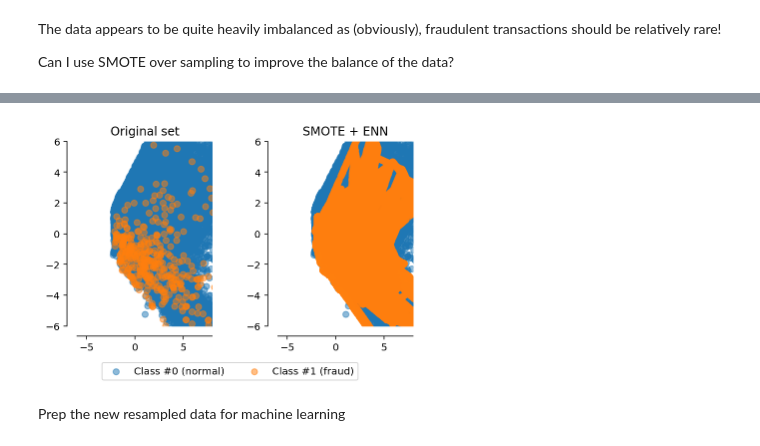
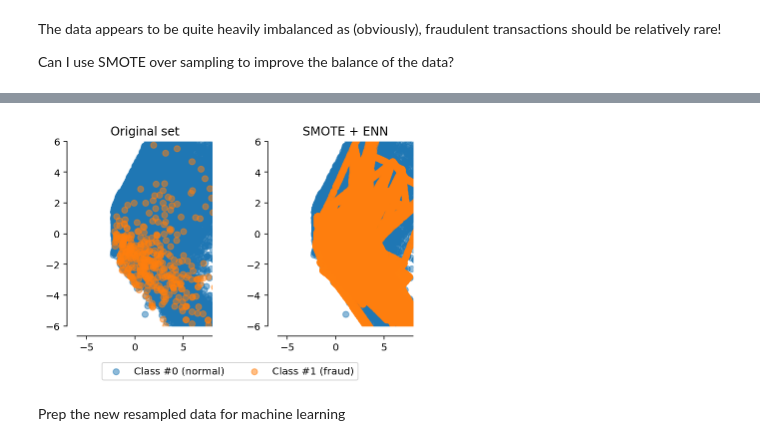
Before and after one commit to scheckley/kaggle_credit_fraud, a Jupyter notebook: scratch.ipynb, the cells around one changed output, grey strips where cells are left out. Saved outputs shown, nothing was run; the diff lists cells and outputs as text; code cells hidden in the pictures.

```diff
--- a/scratch.ipynb
+++ b/scratch.ipynb
@@ -137,41 +124,41 @@ pickle.dump(y_resampled, open( "y_resampled.pkl", "wb" ))
 # %%
-X_resampled = pickle.load(open( "X_resampled.pkl", "rb" ))
-y_resampled = pickle.load(open( "y_resampled.pkl", "rb" ))
+X_train_resampled = pickle.load(open( "X_train_resampled.pkl", "rb" ))
+y_train_resampled = pickle.load(open( "y_train_resampled.pkl", "rb" ))
 # %%
-X_res_vis = pca.transform(X_resampled)
+X_res_vis = pca.transform(X_train_resampled)
 
 # Two subplots, unpack the axes array immediately
 f, (ax1, ax2) = plt.subplots(1, 2)
 
 c0 = ax1.scatter(X_vis[y['Class'] == 0, 0], X_vis[y['Class'] == 0, 1], label="Class #0",
                  alpha=0.5)
 c1 = ax1.scatter(X_vis[y['Class'] == 1, 0], X_vis[y['Class'] == 1, 1], label="Class #1",
                  alpha=0.5)
 ax1.set_title('Original set')
 
-ax2.scatter(X_res_vis[y_resampled == 0, 0], X_res_vis[y_resampled == 0, 1],
+ax2.scatter(X_res_vis[y_train_resampled == 0, 0], X_res_vis[y_train_resampled == 0, 1],
             label="Class #0", alpha=0.5)
-ax2.scatter(X_res_vis[y_resampled == 1, 0], X_res_vis[y_resampled == 1, 1],
+ax2.scatter(X_res_vis[y_train_resampled == 1, 0], X_res_vis[y_train_resampled == 1, 1],
             label="Class #1", alpha=0.5)
 ax2.set_title('SMOTE + ENN')
 
 # make nice plotting
 for ax in (ax1, ax2):
     ax.spines['top'].set_visible(False)
     ax.spines['right'].set_visible(False)
     ax.get_xaxis().tick_bottom()
     ax.get_yaxis().tick_left()
     ax.spines['left'].set_position(('outward', 10))
     ax.spines['bottom'].set_position(('outward', 10))
     ax.set_xlim([-6, 8])
     ax.set_ylim([-6, 6])
 
 f.legend((c0, c1), ('Class #0 (normal)', 'Class #1 (fraud)'), loc='lower center',
          ncol=2, labelspacing=0.)
 plt.tight_layout(pad=3)
 plt.show()
 # %% [output]
-[figure, old version]
+[figure, new version]
 # %% [markdown]
 Prep the new resampled data for machine learning
 # %%
```
Also changed, not shown: parts of 11 cells of this notebook.
